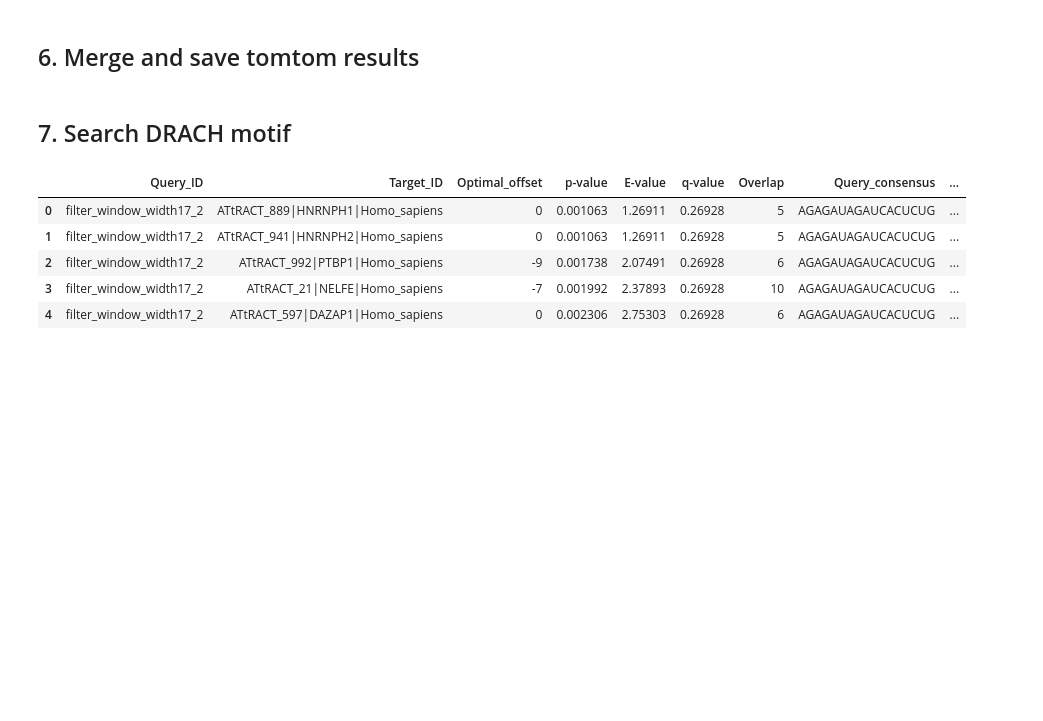
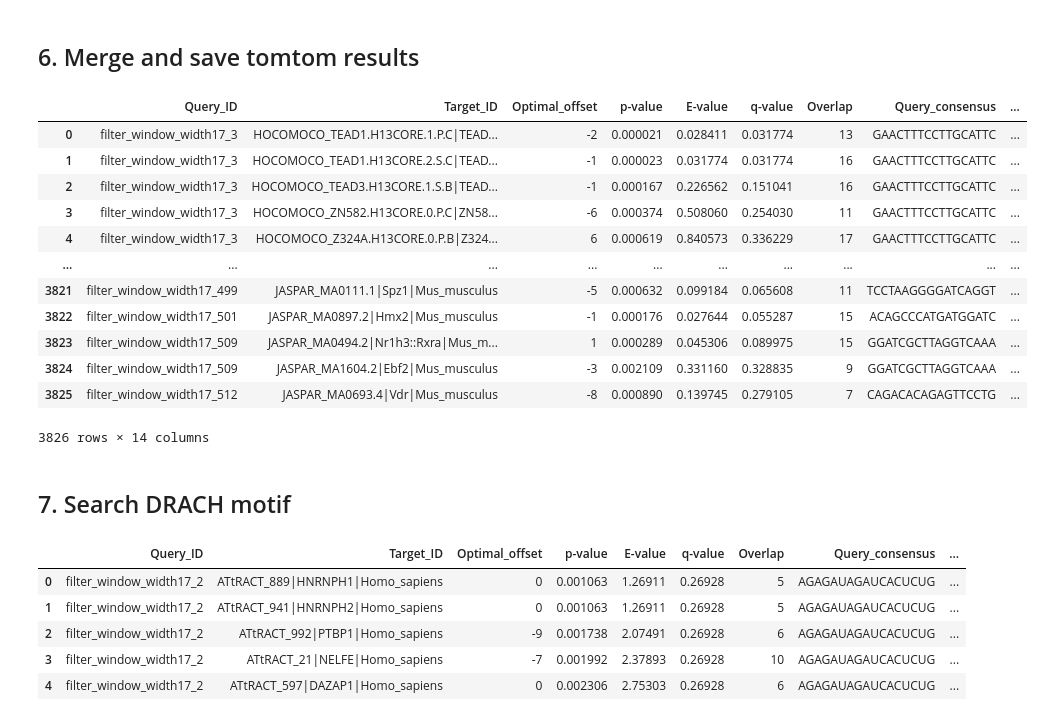
Before and after one commit to catombiotech/epiRNA_Analysis, a Jupyter notebook: filter/2-get_kernel_motifs.ipynb, the cells around one changed output. Saved outputs shown, nothing was run; the diff lists cells and outputs as text; code cells hidden in the pictures; blank space fills up the shorter version.

```diff
--- a/filter/2-get_kernel_motifs.ipynb
+++ b/filter/2-get_kernel_motifs.ipynb
@@ -210,3 +224,10 @@ RBP_databases
  '/data/wangrr/Analysis/epiRNA/Dataset/motifdb/processed/ENCORI_mouse.meme',
  '/data/wangrr/Analysis/epiRNA/Dataset/motifdb/processed/cisbp-rna_human.meme',
  '/data/wangrr/Analysis/epiRNA/Dataset/motifdb/processed/cisbp-rna_mouse.meme']
+# %%
+TF_databases = [
+    os.path.join(motifdb_dir, name) for name in os.listdir(motifdb_dir)
+    if (name.startswith("hocomoco") or name.startswith("jaspar") and name.endswith(".meme"))
+]
+TF_databases = sorted(TF_databases)
+TF_databases
@@ -243,3 +269,19 @@ RBP_databases
 #         output=output,
 #         seqtype="RNA"
 #     )
+# %%
+for database in TF_databases:
+    alphabet = "ACGT"
+    conv_meme_file = os.path.join(workdir, f"window_counted.{alphabet}.meme")
+    output = os.path.join(
+        workdir,
+        "tomtom_results_window_counted",
+        f"filter_{os.path.basename(database).split('.')[0]}",
+    )
+    os.makedirs(output, exist_ok=True)
+    erna.ex.tomtom(
+        meme=conv_meme_file,
+        database=database,
+        output=output,
+        seqtype="DNA"
+    )
@@ -262,6 +377,39 @@ for method in ["window_counted", "direct_converted"]:
     rbp_result = rbp_result[~rbp_result["Name"].isin(['Unknown', "unknown"])]
     rbp_result["Type"] = "RBP"
     rbp_result.to_csv(f"{method}_tomtom_RBP_hits.csv", index=False)
+# %%
+tf_result = pd.DataFrame()
+for method in ["window_counted"]:
+    conv_meme_file = os.path.join(workdir, f"{method}.ACGT.meme")
+    for database in TF_databases:
+        tomtom_output = os.path.join(workdir, f"tomtom_results_{method}", f"filter_{os.path.basename(database).split('.')[0]}", "tomtom.tsv")
+
+        df = pd.read_csv(tomtom_output, sep="\t", comment="#")
+        df["Name"] = df["Target_ID"].apply(lambda x: x.split("|")[1])
+        df["Organism"] = df["Target_ID"].apply(lambda x: x.split("|")[-1])
+        df["Source"] = df["Target_ID"].apply(lambda x: x.split("_")[0])
+        tf_result = pd.concat([tf_result, df], axis=0)
+
+    tf_result = tf_result.reset_index(drop=True)
+    tf_result = tf_result[~tf_result["Name"].isin(['Unknown', "unknown"])]
+    tf_result["Type"] = "TF"
+    tf_result.to_csv(f"{method}_tomtom_TF_hits.csv", index=False)
+# %%
+tf_result
+# %% [output]
+|  | Query_ID | Target_ID | Optimal_offset | p-value | E-value | q-value | Overlap | Query_consensus | ... |
+| 0 | filter_window_width17_3 | HOCOMOCO_TEAD1.H13CORE.1.P.C|TEAD... | -2 | 0.000021 | 0.028411 | 0.031774 | 13 | GAACTTTCCTTGCATTC | ... |
+| 1 | filter_window_width17_3 | HOCOMOCO_TEAD1.H13CORE.2.S.C|TEAD... | -1 | 0.000023 | 0.031774 | 0.031774 | 16 | GAACTTTCCTTGCATTC | ... |
+| 2 | filter_window_width17_3 | HOCOMOCO_TEAD3.H13CORE.1.S.B|TEAD... | -1 | 0.000167 | 0.226562 | 0.151041 | 16 | GAACTTTCCTTGCATTC | ... |
+| 3 | filter_window_width17_3 | HOCOMOCO_ZN582.H13CORE.0.P.C|ZN58... | -6 | 0.000374 | 0.508060 | 0.254030 | 11 | GAACTTTCCTTGCATTC | ... |
+| 4 | filter_window_width17_3 | HOCOMOCO_Z324A.H13CORE.0.P.B|Z324... | 6 | 0.000619 | 0.840573 | 0.336229 | 17 | GAACTTTCCTTGCATTC | ... |
+| ... | ... | ... | ... | ... | ... | ... | ... | ... | ... |
+| 3821 | filter_window_width17_499 | JASPAR_MA0111.1|Spz1|Mus_musculus | -5 | 0.000632 | 0.099184 | 0.065608 | 11 | TCCTAAGGGGATCAGGT | ... |
+| 3822 | filter_window_width17_501 | JASPAR_MA0897.2|Hmx2|Mus_musculus | -1 | 0.000176 | 0.027644 | 0.055287 | 15 | ACAGCCCATGATGGATC | ... |
+| 3823 | filter_window_width17_509 | JASPAR_MA0494.2|Nr1h3::Rxra|Mus_m... | 1 | 0.000289 | 0.045306 | 0.089975 | 15 | GGATCGCTTAGGTCAAA | ... |
+| 3824 | filter_window_width17_509 | JASPAR_MA1604.2|Ebf2|Mus_musculus | -3 | 0.002109 | 0.331160 | 0.328835 | 9 | GGATCGCTTAGGTCAAA | ... |
+| 3825 | filter_window_width17_512 | JASPAR_MA0693.4|Vdr|Mus_musculus | -8 | 0.000890 | 0.139745 | 0.279105 | 7 | CAGACACAGAGTTCCTG | ... |
+3826 rows × 14 columns
 # %% [markdown]
 ## <span style="font-family: Arial, sans-serif;">7. Search DRACH motif
 # %%
```
Also changed, not shown: parts of 10 cells of this notebook, 7 other files.
